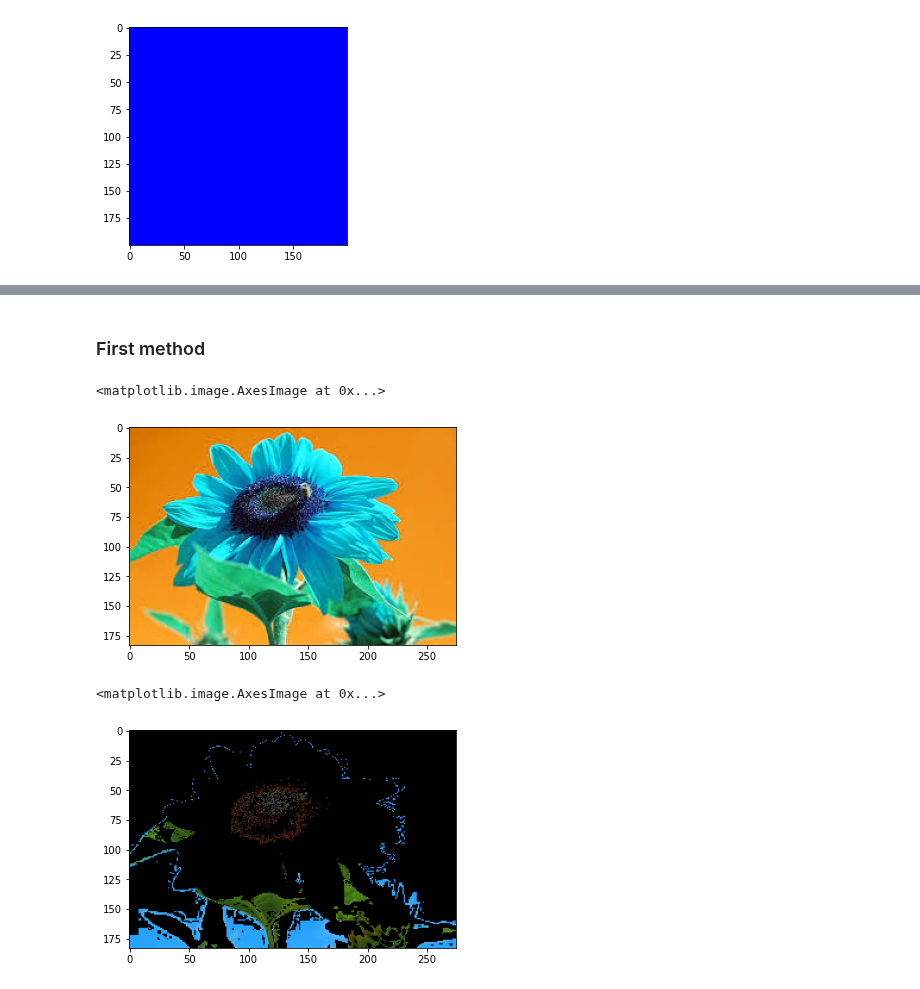
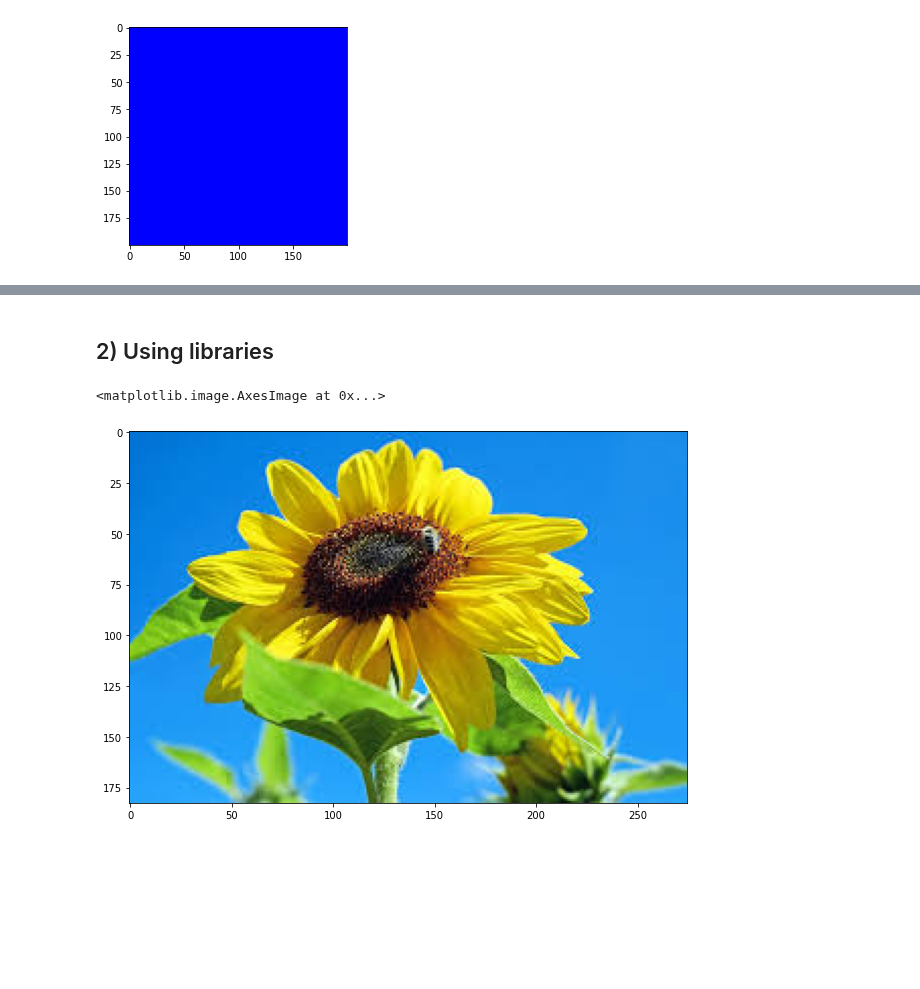
Before and after one commit to hannachoum/ComputerVision_Project, a Jupyter notebook: Projet_ComputerVision.ipynb, the cells around one changed output, grey strips where cells are left out. Cells and saved outputs as stored; diff of their text form; code cells hidden in the pictures; blank space fills up the shorter version.

```diff
--- a/Projet_ComputerVision.ipynb
+++ b/Projet_ComputerVision.ipynb
@@ -223,45 +218,0 @@ np.abs(2-3)
-# %% [markdown]
-### First method
-# %%
-img = cv2.imread("Plante.jpg")
-plt.imshow(img)
-# %% [output]
-<matplotlib.image.AxesImage at 0x...>
-[figure, removed]
-# %%
-#Mask test with a flower
-
-def Found_green(img):
-    img = cv2.imread(img)
-    plt.imshow(img)
-
-    img2=copy.deepcopy(img)
-    out=np.zeros(img2.shape)
-
-    out[:,:,0]=copy.deepcopy(img[:,:,2]) #--->Here
-    out[:,:,1]=copy.deepcopy(img[:,:,1])
-    out[:,:,2]=copy.deepcopy(img[:,:,0]) #--->Here
-    out=out.astype(int) #IMPORTANT
-    plt.imshow(out)
-
-
-    hsv = cv2.cvtColor(img,cv2.COLOR_BGR2HSV)
-    plt.imshow(hsv)
-
-    mask = cv2.inRange(out, (36, 0, 0), (86, 255,255))
-
-    ## slice the green
-    imask = mask>0
-    green = np.zeros_like(hsv, np.uint8)
-    green[imask] = out[imask]
-
-    ## save
-    #cv2.imwrite("green.png", green)
-
-    result=plt.imshow(green)
-    return result
-
-Found_green("Plante.jpg")
-# %% [output]
-<matplotlib.image.AxesImage at 0x...>
-[figure, removed]
@@ -269,0 +219,20 @@ Found_green("Plante.jpg")
+# %% [markdown]
+## 2) Using libraries
+# %%
+img=cv2.imread('Plante.jpg')
+
+#they interchanged R and B so:
+
+fleur=np.zeros(img.shape)
+
+fleur[:,:,0]=copy.deepcopy(img[:,:,2]) #--->Here
+fleur[:,:,1]=copy.deepcopy(img[:,:,1])
+fleur[:,:,2]=copy.deepcopy(img[:,:,0]) #--->Here
+fleur=fleur.astype(int) #IMPORTANT
+
+'''Trying to show one frame of the video'''
+plt.figure(figsize=(10,10))
+plt.imshow(fleur)
+# %% [output]
+<matplotlib.image.AxesImage at 0x...>
+[figure, added]
```
Also changed, not shown: parts of 13 cells of this notebook, 1 other file.
